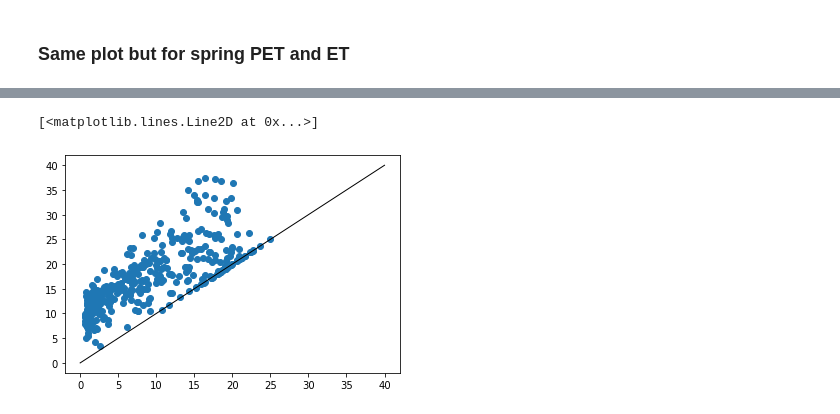
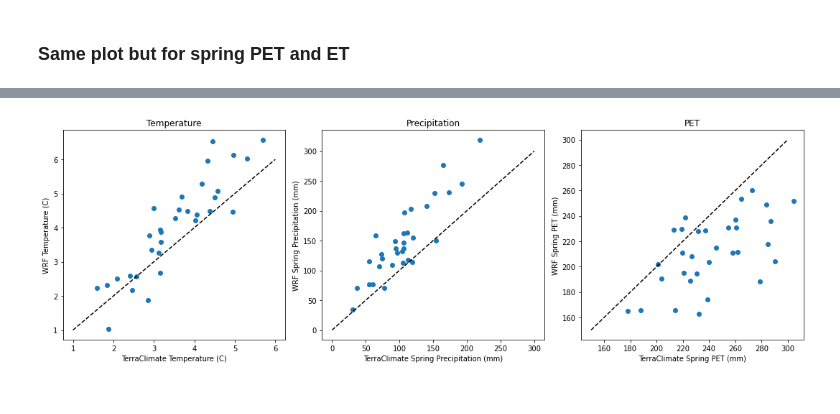
Before and after one commit to dlhogan97/Spring-Precipitation-Effect-CO-River, a Jupyter notebook: notebooks/Upper_CO_Analysis/notebooks/ucr_basin_et.ipynb, the cells around one changed output, grey strips where cells are left out. Drawn from its saved outputs; the diff is of its cells as text; code cells hidden in the pictures.

```diff
--- a/notebooks/Upper_CO_Analysis/notebooks/ucr_basin_et.ipynb
+++ b/notebooks/Upper_CO_Analysis/notebooks/ucr_basin_et.ipynb
@@ -191,7 +295,0 @@ df['value']= np.where(mask, df2.value*1000, df.value)
-# %%
-plt.scatter(df2[(df2['variable']=='pet')].value*1000, df[df['variable']=='pet'].value)
-# plot 1:1 line
-plt.plot([0, 40], [0, 40], color='black', linestyle='-', linewidth=1)
-# %% [output]
-[<matplotlib.lines.Line2D at 0x...>]
-[figure, removed]
@@ -199,0 +296,25 @@ df2.to_csv('../data/etdata/east_river_et_wrf.csv')
+# %%
+fig, axs = plt.subplots(1,3, figsize=(15,5))
+axs[0].scatter(spring_tmean_terraclime, spring_total_temp['t']-273.15, label='T')
+
+axs[0].plot([1, 6], [1, 6], 'k--')
+axs[0].set_xlabel('TerraClimate Temperature (C)')
+axs[0].set_ylabel('WRF Temperature (C)')
+axs[0].set_title('Temperature')
+
+axs[1].scatter(spring_totals_terraclime_ppt, spring_totals['ppt'])
+axs[1].plot([0, 300], [0, 300], 'k--')
+axs[1].set_xlabel('TerraClimate Spring Precipitation (mm)')
+axs[1].set_ylabel('WRF Spring Precipitation (mm)')
+axs[1].set_title('Precipitation')
+
+axs[2].scatter(spring_totals_terraclime_pet, spring_totals['pet']*3.1)
+axs[2].plot([150, 300], [150, 300], 'k--')
+axs[2].set_xlabel('TerraClimate Spring PET (mm)')
+axs[2].set_ylabel('WRF Spring PET (mm)')
+axs[2].set_title('PET')
+
+# make the plot look nice
+plt.tight_layout()
+# %% [output]
+[figure, added]
```
Also changed, not shown: parts of 19 cells of this notebook, 5 other files.
